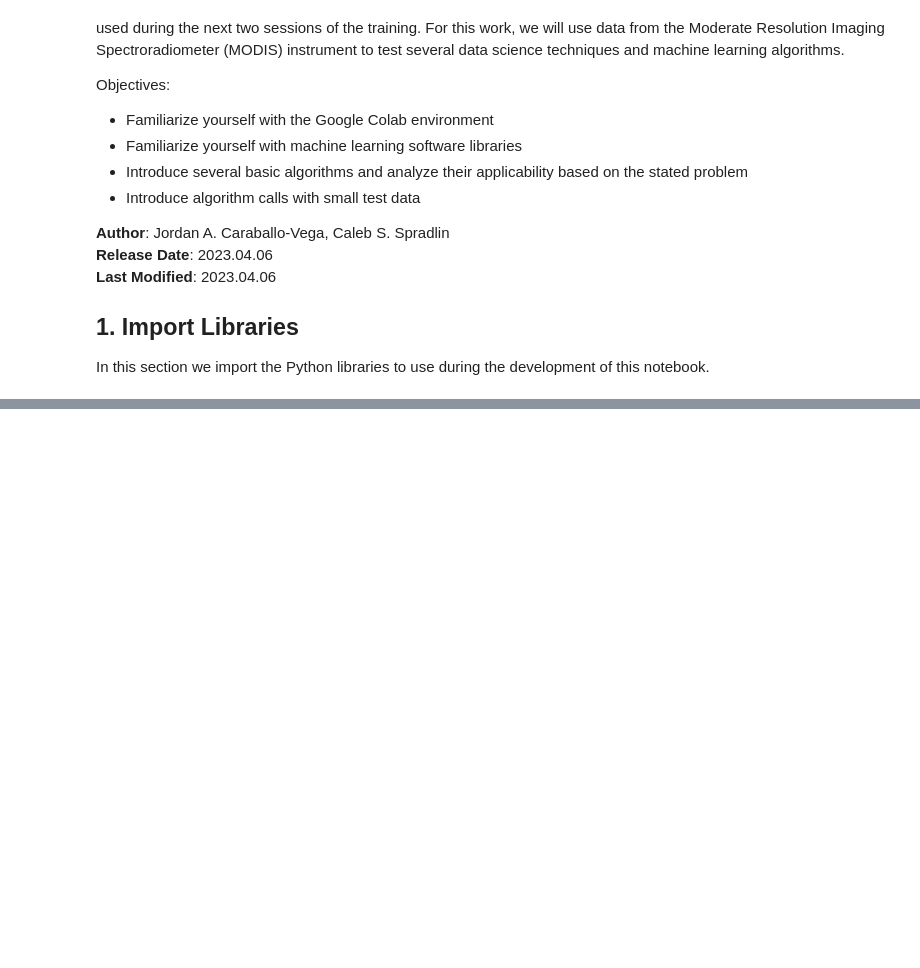
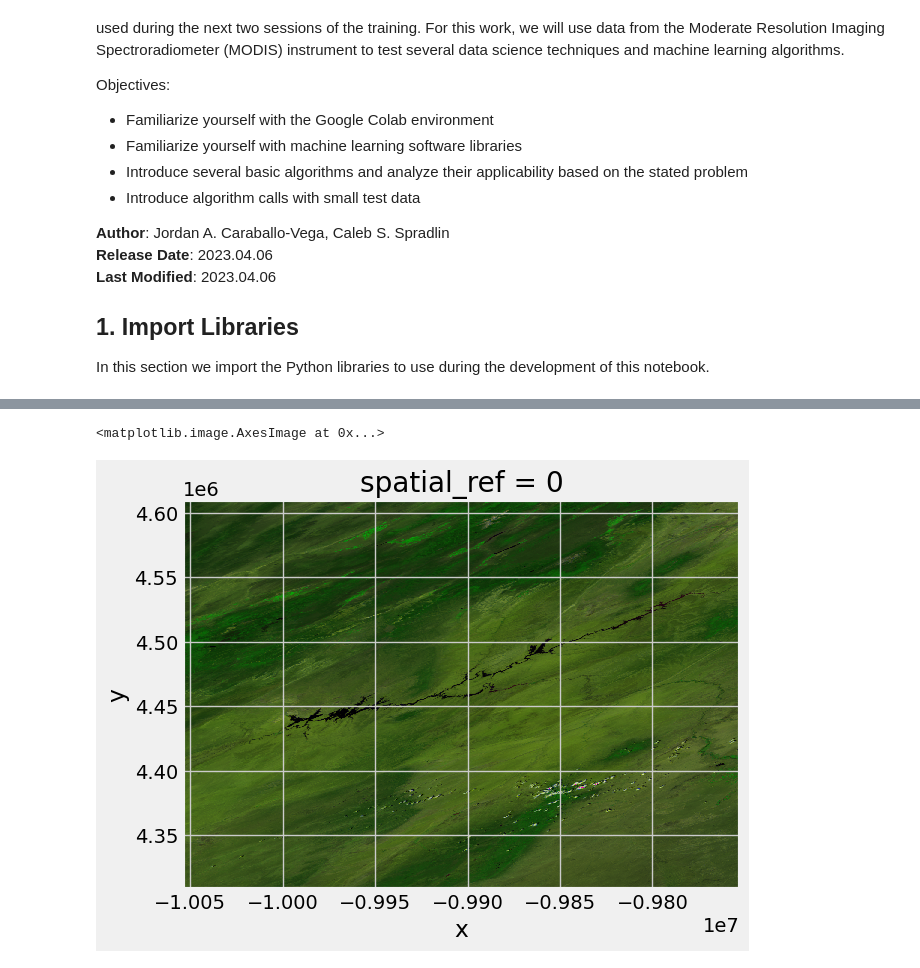
Before and after one commit to NASAARSET/ARSET_ML_Fundamentals, a Jupyter notebook: session1/1-ML-Algorithms-Introduction-Session1.ipynb, the cells around one changed output, grey strips where cells are left out. Saved outputs shown, nothing was run; the diff lists cells and outputs as text; code cells hidden in the pictures; blank space fills up the shorter version.

```diff
--- a/session1/1-ML-Algorithms-Introduction-Session1.ipynb
+++ b/session1/1-ML-Algorithms-Introduction-Session1.ipynb
@@ -22,3 +99,5 @@ import rioxarray as rxr
+# %%
+DATASET_URL = 'nasa-cisto-data-science-group/modis-lake-powell-toy-dataset'
 # %% [markdown]
 ## 2. Problem Statement and Example Data Download
 
@@ -44,3 +155,11 @@ We will follow some of the questions included in the Model Survey from the Sessi
+# %%
+powell_dataset = snapshot_download(repo_id=DATASET_URL, allow_patterns="*.tif", repo_type='dataset')
 # %%
-# filename_path = 'https://drive.google.com/file/d/1dOKzdgGyURiEUDYLkArm1IR6VFJFW_-R/view?usp=share_link'
-filename_path = '/Users/jacaraba/Desktop/ARSET_TRAINING/ARSET_ML_Fundamentals/MOD09GA.A2001155.h09v05.061.2020061221201.hdf'
+fileList = sorted([file for file in glob.glob(os.path.join(powell_dataset, 'IL.*.Powell.*.tif')) if 'sur_refl' in file])
+# %%
+raster_arrays = []
+for val in fileList:
+    raster_arrays.append(rxr.open_rasterio(val))
+
+raster = xr.concat(raster_arrays, dim="band")
+raster
@@ -46,0 +184,3 @@ filename_path = '/Users/jacaraba/Desktop/ARSET_TRAINING/ARSET_ML_Fundamentals/MO
+# %%
+(raster[:3, :, :] / 10000).plot.imshow()
+# %% [output]
@@ -46,0 +188,2 @@ filename_path = '/Users/jacaraba/Desktop/ARSET_TRAINING/ARSET_ML_Fundamentals/MO
+<matplotlib.image.AxesImage at 0x...>
+[figure, added]
```
Also changed, not shown: parts of 18 cells of this notebook.
